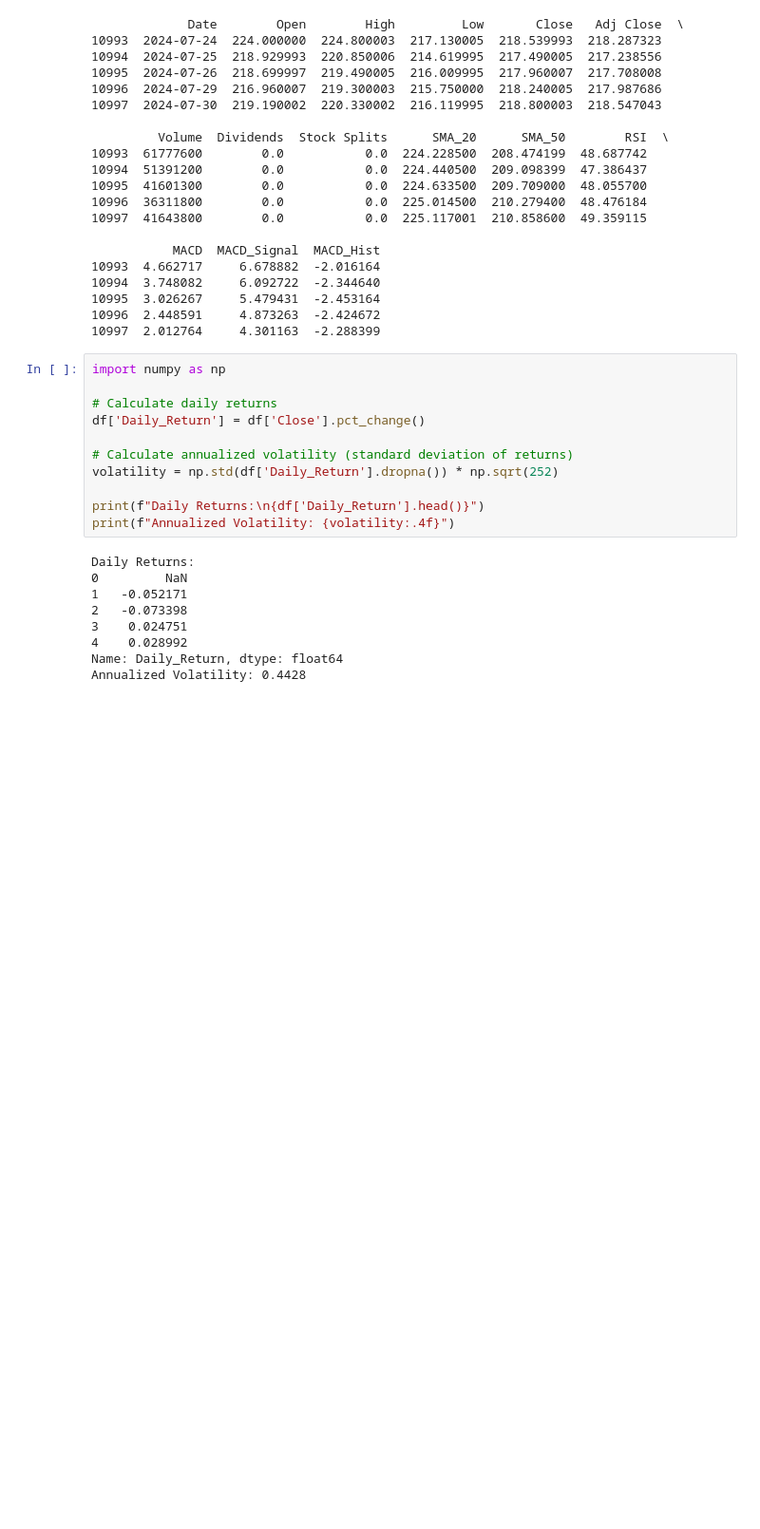
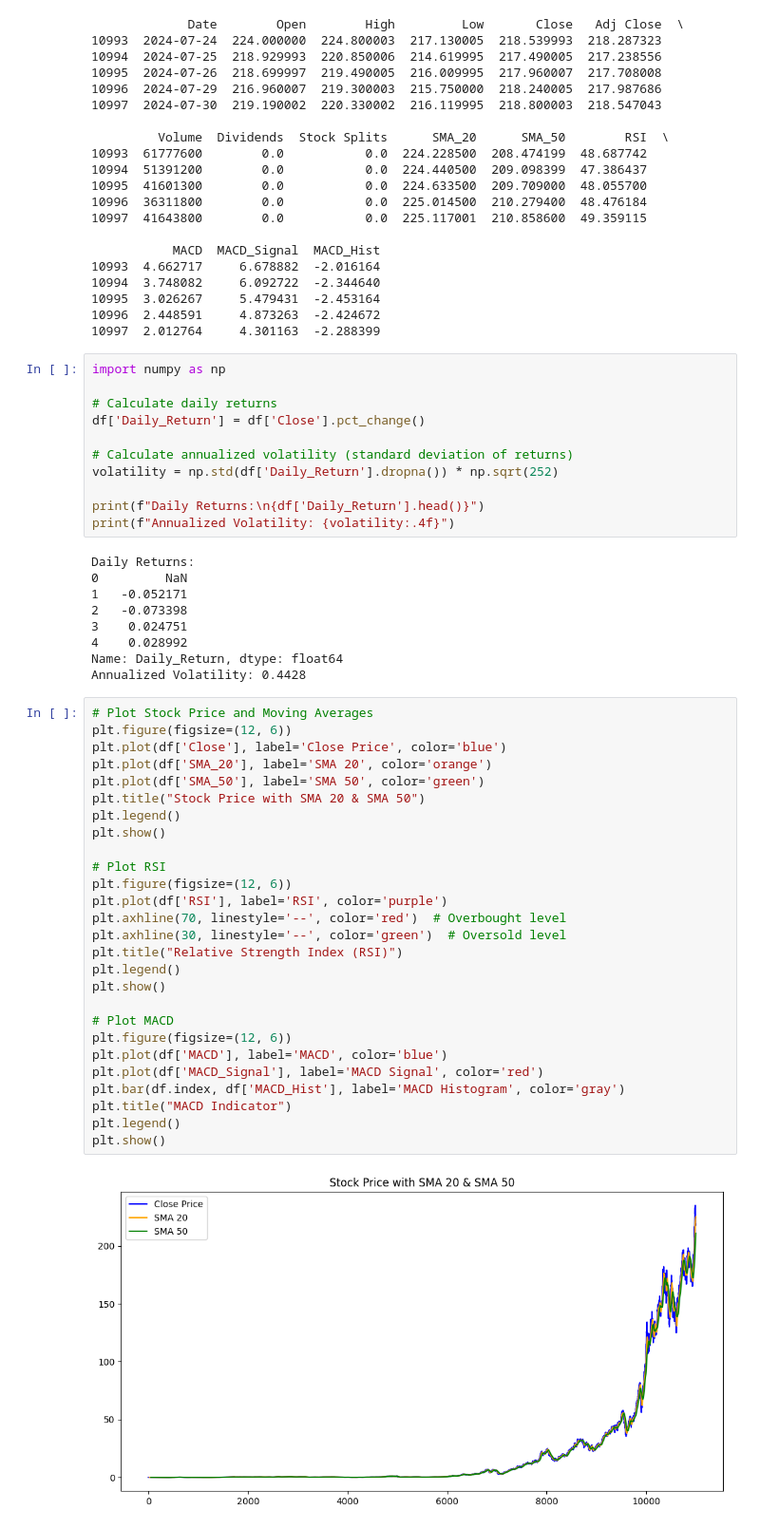
Before and after one commit to habeshaethiopia/Stock-market-data-and-analysis, a Jupyter notebook: notebooks/Quantitative analysis.ipynb, the cells around one changed output. Shown: that part at 95% size. Saved outputs shown, nothing was run; the diff lists cells and outputs as text; blank space fills up the shorter version.

```diff
--- a/notebooks/Quantitative analysis.ipynb
+++ b/notebooks/Quantitative analysis.ipynb
@@ -89,3 +89,32 @@ Daily Returns:
 4    0.028992
 Name: Daily_Return, dtype: float64
 Annualized Volatility: 0.4428
+# %%
+# Plot Stock Price and Moving Averages
+plt.figure(figsize=(12, 6))
+plt.plot(df['Close'], label='Close Price', color='blue')
+plt.plot(df['SMA_20'], label='SMA 20', color='orange')
+plt.plot(df['SMA_50'], label='SMA 50', color='green')
+plt.title("Stock Price with SMA 20 & SMA 50")
+plt.legend()
+plt.show()
+
+# Plot RSI
+plt.figure(figsize=(12, 6))
+plt.plot(df['RSI'], label='RSI', color='purple')
+plt.axhline(70, linestyle='--', color='red')  # Overbought level
+plt.axhline(30, linestyle='--', color='green')  # Oversold level
+plt.title("Relative Strength Index (RSI)")
+plt.legend()
+plt.show()
+
+# Plot MACD
+plt.figure(figsize=(12, 6))
+plt.plot(df['MACD'], label='MACD', color='blue')
+plt.plot(df['MACD_Signal'], label='MACD Signal', color='red')
+plt.bar(df.index, df['MACD_Hist'], label='MACD Histogram', color='gray')
+plt.title("MACD Indicator")
+plt.legend()
+plt.show()
+# %% [output]
+[figure, added]
```
Also changed, not shown: parts of 1 cell of this notebook.
